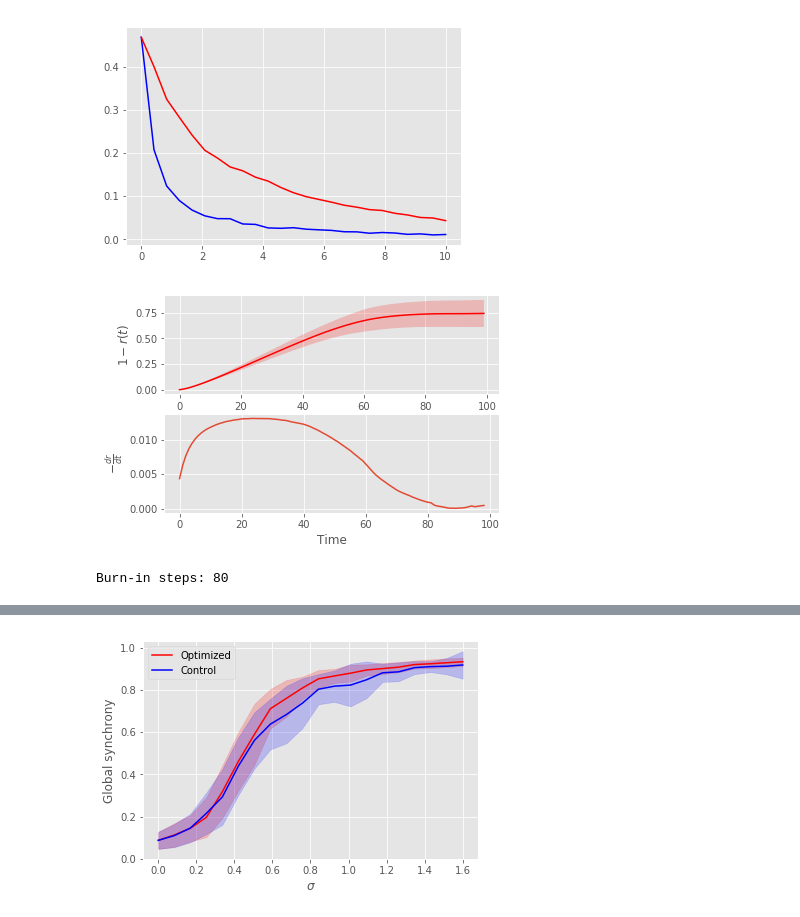
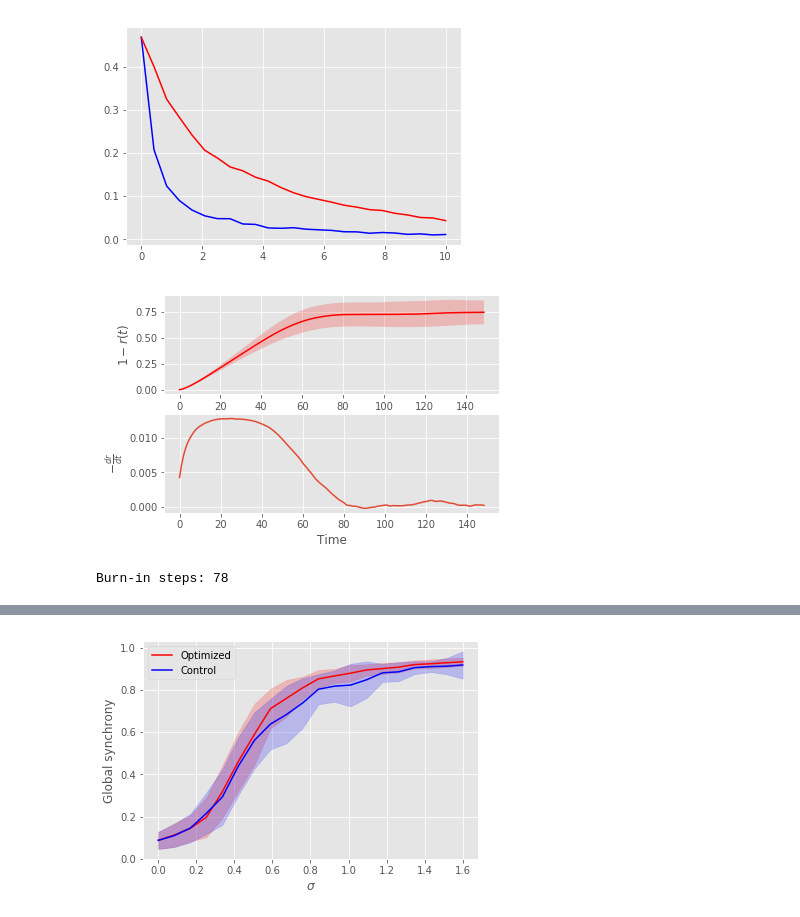
Before and after one commit to serre-lab/synchrony, a Jupyter notebook: notebooks/GraphSynch.ipynb, the cells around one changed output, grey strips where cells are left out. Cells and saved outputs as stored; diff of their text form; code cells hidden in the pictures.

```diff
--- a/notebooks/GraphSynch.ipynb
+++ b/notebooks/GraphSynch.ipynb
@@ -1125,26 +1116,29 @@ num_links = 175
 batch_size=128
 omega_name = 'uniform'
 omega_dist, g0 = get_dist(omega_name)
-transform='softmax'
-num_hid_units= 256
+# transform='softmax'
+transform='sigmoid'
+num_hid_units= 512
 num_hid_layers = 2
 sigma_star = .7
-kuramoto_steps=100
+kuramoto_steps=150
 GRU_steps=10
-iterations = 530
+iterations = 750
 # TRY CHANGING T NEXT
 alpha = 1e-1
 lr=1e-5
 ut_size = int(num_units * (num_units - 1) / 2)
-optimizer='SGD'
+optimizer='Adam'
 view_inner_opt=-1
 view_lr = -1
 feedback=True
-pretrained=True
+pretrained=False
 
 # Testing parameters
 cn = connectivity_cGRU(num_units, num_out, num_hid_units=num_hid_units,
                       num_hid_layers=num_hid_layers, transform=transform, feedback=feedback)
+
+# cn.load_state_dict(torch.load('/media/data_cifs_lrs/projects/prj_synchrony/results/models/brede.pt'))
 num_omega = 10
 sigma = np.linspace(.05, .8, 50)
 num_phase_init = 10
@@ -1155,35 +1149,35 @@ grad_thresh = 1e-3
 all_cv = []
 init_phase = np.pi * torch.ones(batch_size,num_units)
 
 cvh = []
 
 omega = omega_dist.sample(sample_shape=torch.Size([batch_size,num_units]))
 h = cn.init_hidden(batch_size)
 flow, connectivities = cn.forward(omega, h, init_phase, kuramoto_steps=kuramoto_steps, return_connectivities=True)
 flow = torch.stack(flow)
 cvh = circular_variance(flow, reduce=False).detach().numpy()
 
 mean_cv = cvh.mean(-1)
 grad_cv = np.diff(cvh, axis=0).mean(-1)
 std_cv = cvh.std(-1)
 
 fig, axes = plt.subplots(2)
 axes[0].plot(mean_cv, color='r')
 axes[0].fill_between(np.arange(kuramoto_steps), mean_cv - std_cv, mean_cv + std_cv,
     alpha=0.2, facecolor='r', antialiased=True)
 axes[0].set_xlabel('Time')
 axes[0].set_ylabel(r'$1 - r(t)$')
 axes[1].plot(grad_cv)
 axes[1].set_xlabel('Time')
 axes[1].set_ylabel(r'$-\frac{dr}{dt}$')
 burn_in_steps = np.argwhere(np.abs(grad_cv) < grad_thresh).min()
 plt.show()
 plt.close()
 
 print('Burn-in steps: {}'.format(burn_in_steps))
 # %% [output]
-[figure, old version]
+[figure, new version]
-Burn-in steps: 80
+Burn-in steps: 78
 # %%
 # Brede 3: Optimize cGRU
 print('Optimizing coupling with average degree {}'.format(2*num_links / float(num_units)))
```
Also changed, not shown: parts of 3 cells of this notebook, 3 other files.
